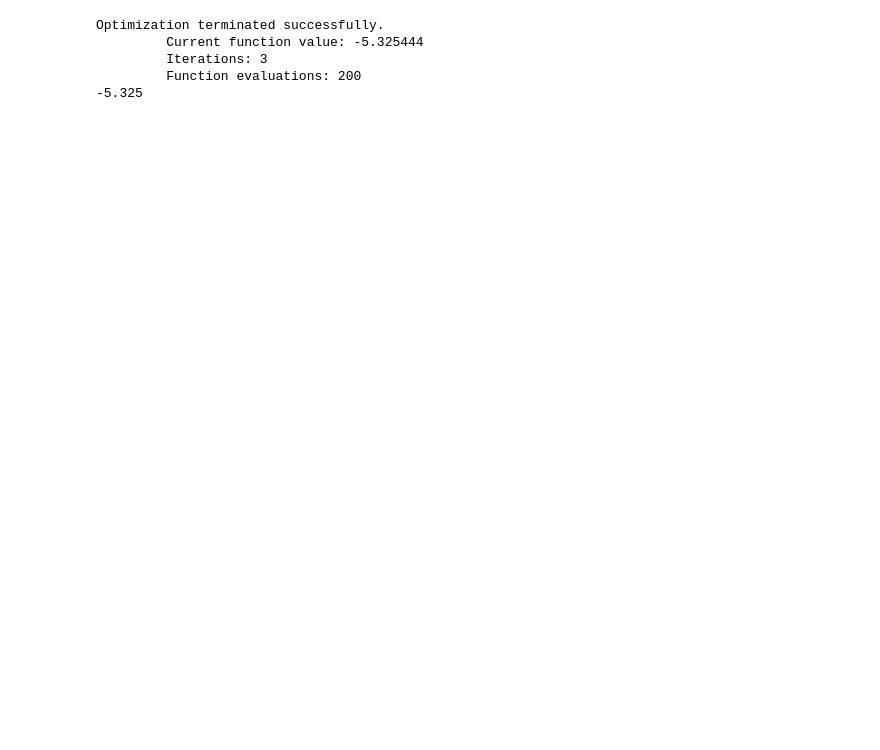
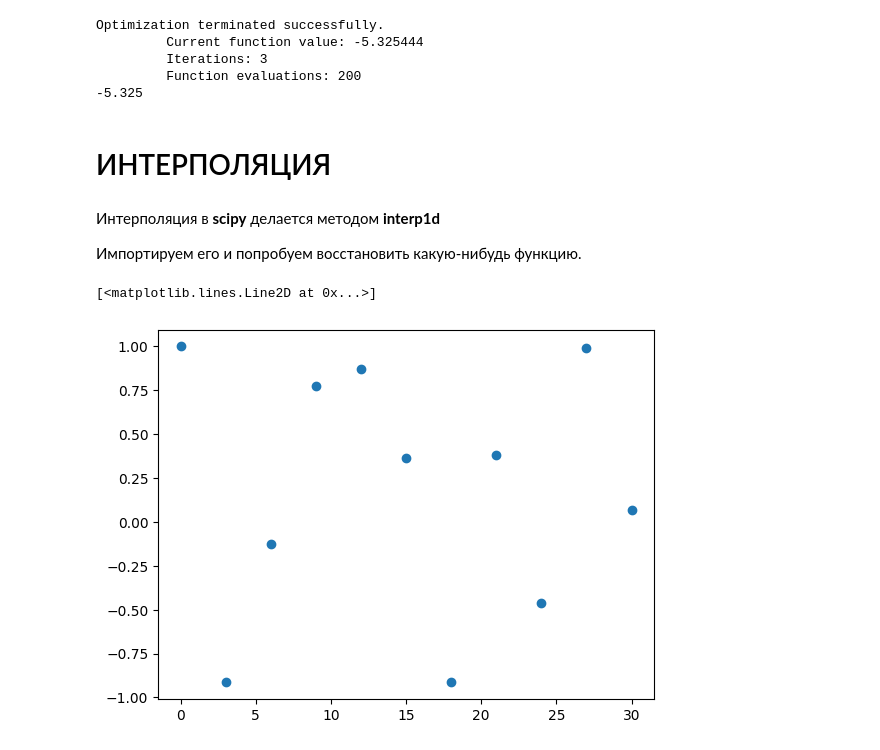
Before and after one commit to PavelNovikov888/SciPy, a Jupyter notebook: SciPy_работа_с__данными.ipynb, the cells around one changed output. Drawn from its saved outputs; the diff is of its cells as text; code cells hidden in the pictures; blank space fills up the shorter version.

```diff
--- a/SciPy_работа_с__данными.ipynb
+++ b/SciPy_работа_с__данными.ipynb
@@ -475,3 +485,9 @@ Optimization terminated successfully.
          Iterations: 3
          Function evaluations: 200
 -5.325
+# %% [markdown]
+# ИНТЕРПОЛЯЦИЯ
+# %% [markdown]
+Интерполяция в **scipy** делается методом **interp1d**
+
+Импортируем его и попробуем восстановить какую-нибудь функцию.
@@ -477,0 +497,10 @@ Optimization terminated successfully.
+# %%
+# Сгенерируем точки, соответствующие функции косинуса.
+x = np.linspace(0, 30, num=11, endpoint=True)
+y = np.cos(-x**2)
+
+import matplotlib.pyplot as plt
+plt.plot(x, y, 'o')
+# %% [output]
+[<matplotlib.lines.Line2D at 0x...>]
+[figure, added]
```
Also changed, not shown: parts of 28 cells of this notebook.
